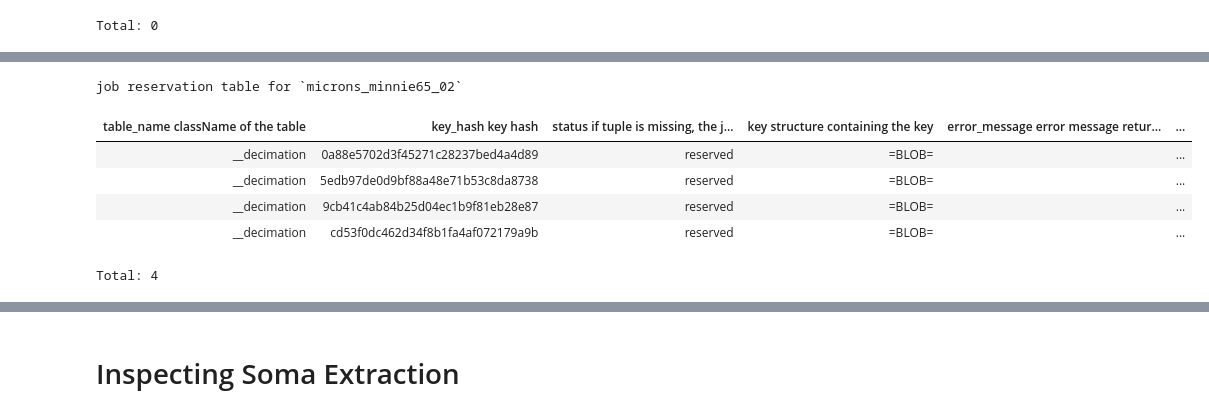
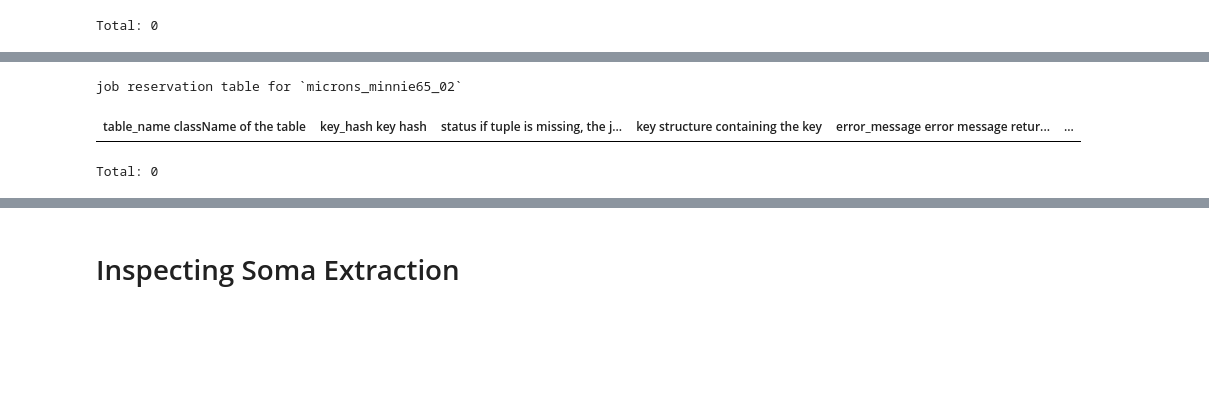
Before and after one commit to celiibrendan/neuron_mesh_tools, a Jupyter notebook: Auto_Proofreading/Preprocessing_Pipeline/Inspecting_Proofreading_Pipeline.ipynb, the cells around one changed output, grey strips where cells are left out. Cells and saved outputs as stored; diff of their text form; code cells hidden in the pictures; blank space fills up the shorter version.

```diff
--- a/Auto_Proofreading/Preprocessing_Pipeline/Inspecting_Proofreading_Pipeline.ipynb
+++ b/Auto_Proofreading/Preprocessing_Pipeline/Inspecting_Proofreading_Pipeline.ipynb
@@ -85,10 +85,6 @@ Total: 142
 # %%
-(schema.jobs & "table_name='__decimation'")#.delete()
+(schema.jobs & "table_name='__baylor_segment_centroid'")#.delete()
 # %% [output]
 job reservation table for `microns_minnie65_02`
 | table_name className of the table | key_hash key hash | status if tuple is missing, the j... | key structure containing the key | error_message error message retur... | ... |
-| __decimation | 0a88e5702d3f45271c28237bed4a4d89 | reserved | =BLOB= |  | ... |
-| __decimation | 5edb97de0d9bf88a48e71b53c8da8738 | reserved | =BLOB= |  | ... |
-| __decimation | 9cb41c4ab84b25d04ec1b9f81eb28e87 | reserved | =BLOB= |  | ... |
-| __decimation | cd53f0dc462d34f8b1fa4af072179a9b | reserved | =BLOB= |  | ... |
-Total: 4
+Total: 0
```
Also changed, not shown: parts of 20 cells of this notebook, 5 other files.
